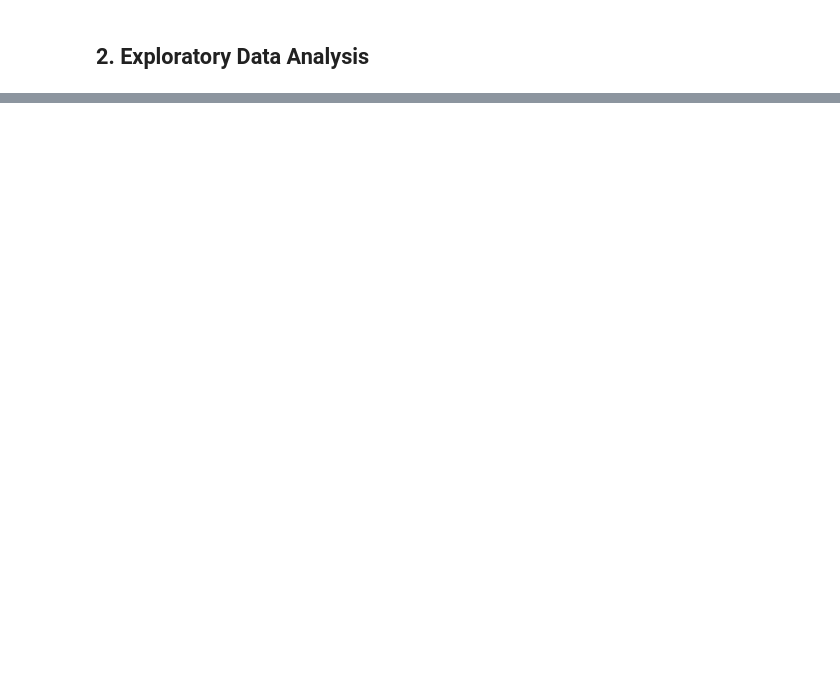
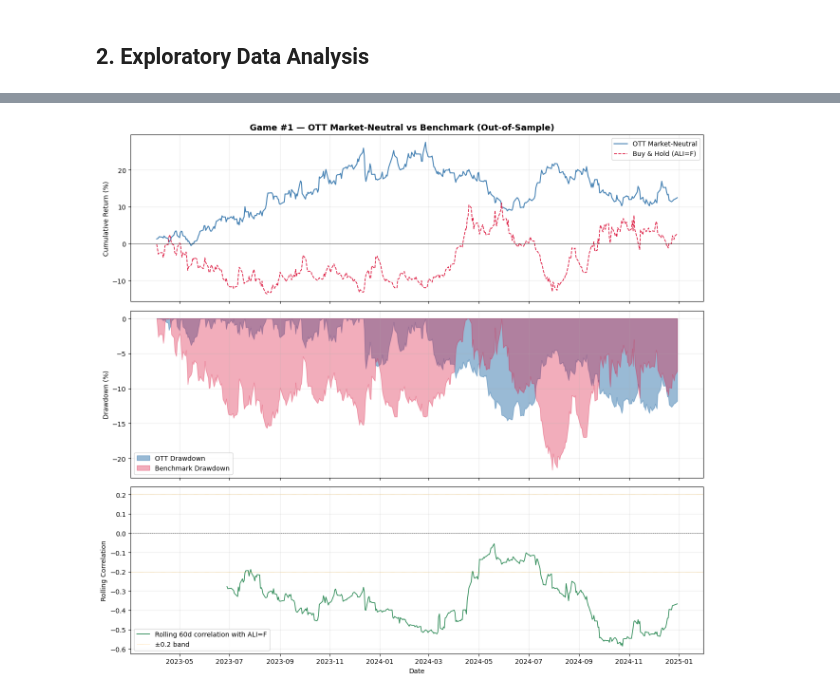
Before and after one commit to margauxgirona/Aluminium_Trading_Project, a Jupyter notebook: martin/trading_game_1/Game1_Martin_MarketNeutral_1.ipynb, the cells around one changed output, grey strips where cells are left out. Drawn from its saved outputs; the diff is of its cells as text; code cells hidden in the pictures; blank space fills up the shorter version.

```diff
--- a/martin/trading_game_1/Game1_Martin_MarketNeutral_1.ipynb
+++ b/martin/trading_game_1/Game1_Martin_MarketNeutral_1.ipynb
@@ -376,0 +326,32 @@ The OTT market-neutral strategy, adapted from Yang & Malik (2024) to the alumini
+# %%
+fig, axes = plt.subplots(3, 1, figsize=(13, 12), sharex=True)
+fig.suptitle('Game #1 — OTT Market-Neutral vs Benchmark (Out-of-Sample)', fontsize=13, fontweight='bold')
+
+axes[0].plot(cum_strat.index, (cum_strat - 1) * 100, color='steelblue', lw=1.5, label='OTT Market-Neutral')
+axes[0].plot(cum_bm.index,    (cum_bm - 1)    * 100, color='crimson',   lw=1.2, linestyle='--', label=f'Buy & Hold ({BENCHMARK})')
+axes[0].axhline(0, color='black', lw=0.5)
+axes[0].set_ylabel('Cumulative Return (%)')
+axes[0].legend()
+axes[0].grid(alpha=0.25)
+
+axes[1].fill_between(dd_strat.index, dd_strat * 100, 0, alpha=0.55, color='steelblue', label='OTT Drawdown')
+axes[1].fill_between(dd_bm.index,    dd_bm    * 100, 0, alpha=0.35, color='crimson',   label='Benchmark Drawdown')
+axes[1].set_ylabel('Drawdown (%)')
+axes[1].legend()
+axes[1].grid(alpha=0.25)
+
+roll_corr = port_ret_oos.rolling(60).corr(bm_ret_oos)
+axes[2].plot(roll_corr.index, roll_corr, color='seagreen', lw=1.2, label='Rolling 60d correlation with ALI=F')
+axes[2].axhline( 0,    color='black',  lw=0.5, linestyle='--')
+axes[2].axhline( 0.2,  color='orange', lw=0.5, linestyle=':', label='±0.2 band')
+axes[2].axhline(-0.2,  color='orange', lw=0.5, linestyle=':')
+axes[2].set_ylabel('Rolling Correlation')
+axes[2].set_xlabel('Date')
+axes[2].legend()
+axes[2].grid(alpha=0.25)
+
+plt.tight_layout()
+plt.show()
+perf_df.to_csv('game1_performance_summary.csv')
+# %% [output]
+[figure, added]
```
Also changed, not shown: parts of 43 cells of this notebook, 20 other files.
